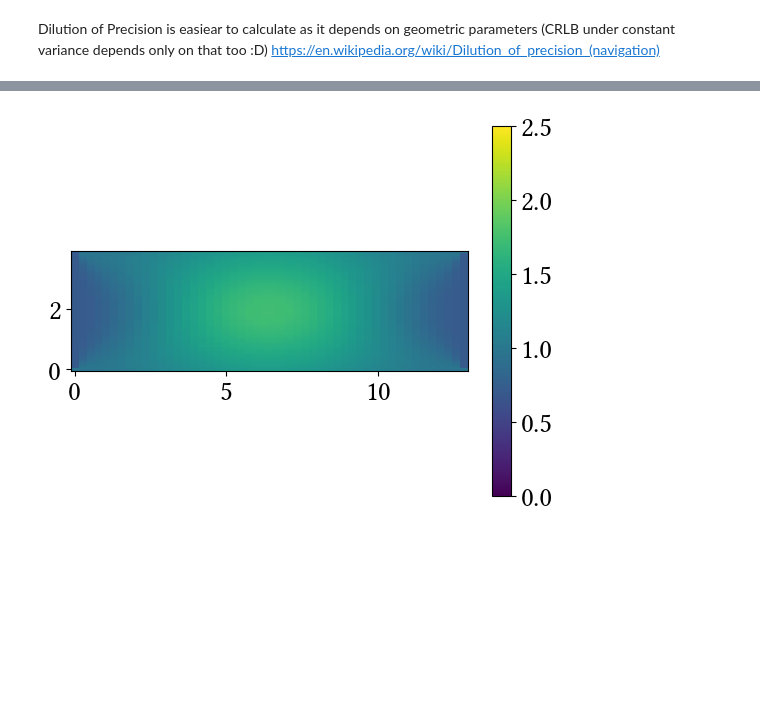
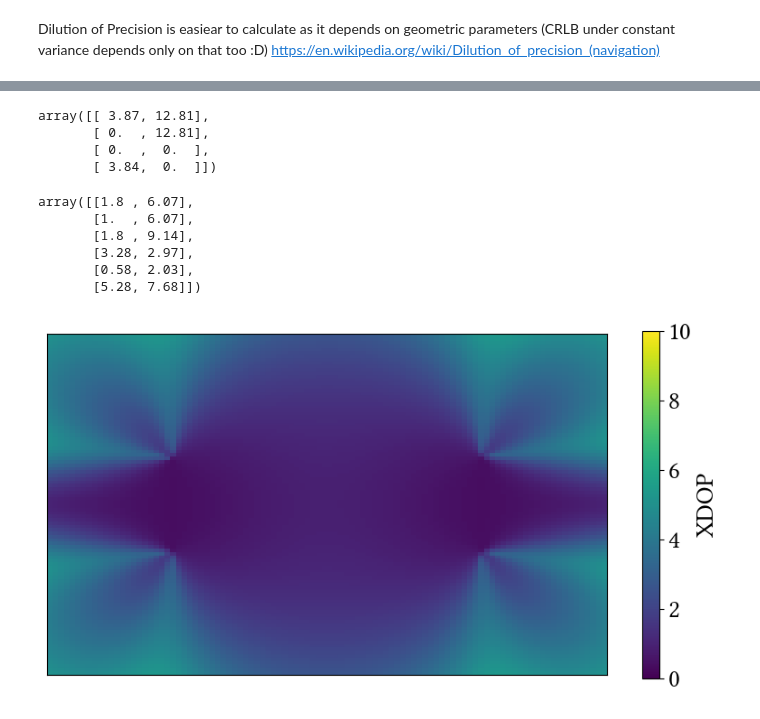
Before and after one commit to yagoliz/5glocalization, a Jupyter notebook: notebooks/ext-04-heatmap.ipynb, the cells around one changed output, grey strips where cells are left out. Drawn from its saved outputs; the diff is of its cells as text; code cells hidden in the pictures; blank space fills up the shorter version.

```diff
--- a/notebooks/ext-04-heatmap.ipynb
+++ b/notebooks/ext-04-heatmap.ipynb
@@ -48,9 +51,12 @@ d = dop(UEs[1,:].reshape(-1,2), gNBs)
 # %%
-x = np.linspace(0,3.87,50,endpoint=True)
-y = np.linspace(0,12.81,50,endpoint=True)
+n = 100
+x = np.linspace(np.min(gNBs[:,0])-5.0,np.max(gNBs[:,0])+5,100,endpoint=True)
+y = np.linspace(np.min(gNBs[:,1])-5.0,np.max(gNBs[:,1])+5,100,endpoint=True)
 
 xx, yy = np.meshgrid(x,y)
 
 ps = np.hstack((xx.flatten().reshape(-1,1),yy.flatten().reshape(-1,1)))
 dp = dop(ps, gNBs)
 xdop = np.sqrt(dp[:,0]).reshape(xx.shape)
+ydop = np.sqrt(dp[:,1]).reshape(yy.shape)
+hdop = np.sqrt(np.sum(dp,axis=1)).reshape(yy.shape)
@@ -57,7 +81,30 @@ xdop = np.sqrt(dp[:,0]).reshape(xx.shape)
+# %%
+gNBs
+# %% [output]
+array([[ 3.87, 12.81],
+       [ 0.  , 12.81],
+       [ 0.  ,  0.  ],
+       [ 3.84,  0.  ]])
+# %%
+UEs
+# %% [output]
+array([[1.8 , 6.07],
+       [1.  , 6.07],
+       [1.8 , 9.14],
+       [3.28, 2.97],
+       [0.58, 2.03],
+       [5.28, 7.68]])
 # %%
-plt.pcolormesh(y,x,xdop.T,vmin=0.0,vmax=2.5)
-plt.colorbar()
+fig, ax = plt.subplots(figsize=(10, 5))
+
+im = ax.pcolormesh(y,x,xdop.T,vmin=0.0,vmax=10)
+c = fig.colorbar(im, ax=ax)
+c.ax.set_ylabel('XDOP')
+
+ax.set_xticks([])
+ax.set_yticks([])
+
 plt.gca().set_aspect('equal')
 plt.show()
 # %% [output]
-[figure, old version]
+[figure, new version]
```
Also changed, not shown: parts of 4 cells of this notebook, 2 other files.
